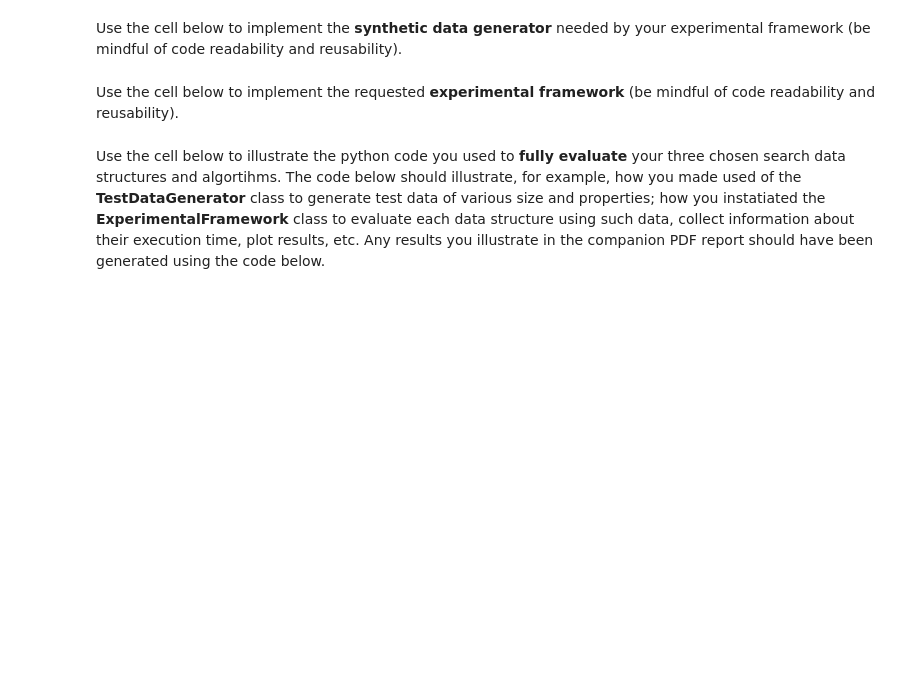
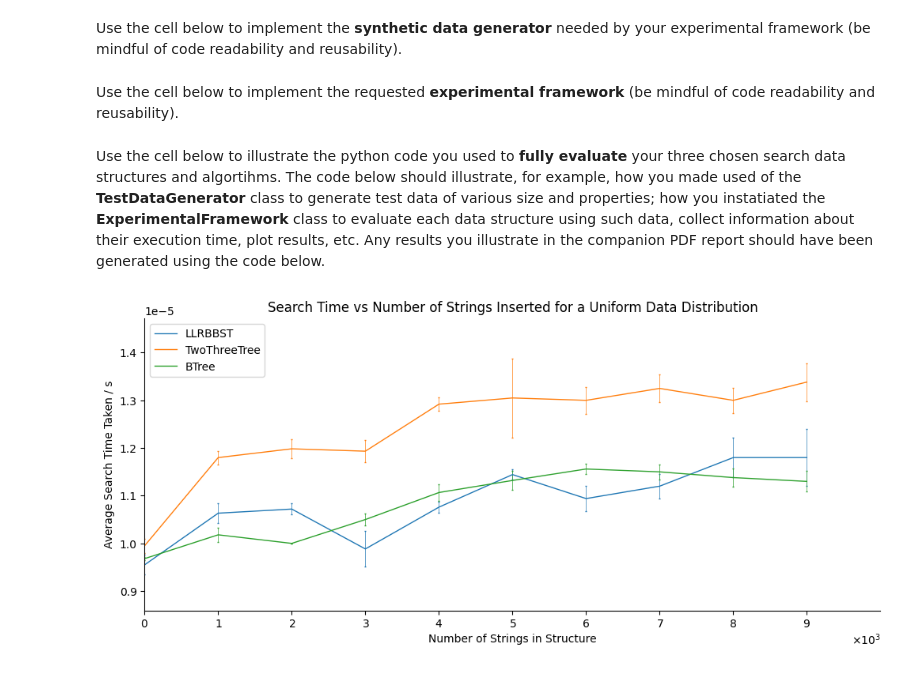
Before and after one commit to IoanThomas06/algorithms-coursework-comp0005, a Jupyter notebook: grp-014-0005code.ipynb, the cells around one changed output. Drawn from its saved outputs; the diff is of its cells as text; code cells hidden in the pictures; blank space fills up the shorter version.

```diff
--- a/grp-014-0005code.ipynb
+++ b/grp-014-0005code.ipynb
@@ -602,6 +602,8 @@ class SlopedTestDataGenerator(SortedTestDataGenerator):
             smallest, moving to the largest, and back to smallest.
             If False, generates strings in order starting with the
             sorted largest, moving to the smallest, and back to largest.
+            I.e. the data slopes upwards and then down, or downwards
+            and then up again.
 
 
     Methods:
@@ -635,6 +637,8 @@ class SlopedTestDataGenerator(SortedTestDataGenerator):
                 If False, the smallest strings are distributed evenly
                 around the yielded data stream's midpoint, and the
                 largest at the endpoints.
+                I.e. the data slopes upwards and then down, or downwards
+                and then up again.
         """
 
         super().__init__(min_length, max_length, seed, alphabet_size, ascending)
@@ -661,6 +665,6 @@ class SlopedTestDataGenerator(SortedTestDataGenerator):
 
 
 
-# class DisjointTestDataGenerator(UniformTestDataGenerator):
+class NormalTestDataGenerator(SortedTestDataGenerator):
 # %% [markdown]
 Use the cell below to implement the requested **experimental framework** (be mindful of code readability and reusability).
@@ -1051,8 +1111,6 @@ class ExperimentalFramework():
 # %% [markdown]
 Use the cell below to illustrate the python code you used to **fully evaluate** your three chosen search data structures and algortihms. The code below should illustrate, for example, how you made used of the **TestDataGenerator** class to generate test data of various size and properties; how you instatiated the **ExperimentalFramework** class to  evaluate each data structure using such data, collect information about their execution time, plot results, etc. Any results you illustrate in the companion PDF report should have been generated using the code below.
 # %%
-trees = [LLRBBST, TwoThreeTree, BTree]
-
 gen_uni = UniformTestDataGenerator(3, 9, 666, 62)
 gen_srt_asc = SortedTestDataGenerator(3, 9, 666, 62, ascending=True)
 gen_srt_desc = SortedTestDataGenerator(3, 9, 666, 62, ascending=False)
@@ -1066,9 +1124,7 @@ srch_gen_slope = UniformTestDataGenerator(3, 12, 69, 62)
 repeats = 10
 
 
-def uniform_cumulative_insertion_test():
-    num_str = 100_000
-    step = num_str // 100
+def uniform_cumulative_insertion_test(num_str, step, trees):
     num_strs = [x for x in range(1, num_str + 1, 1000)]
 
     test_results = [ExperimentalFramework.run_cumulative_insertion_experiment(
@@ -1076,11 +1132,9 @@ def uniform_cumulative_insertion_test():
 
     ExperimentalFramework.plot_experiment_results(
         test_results, trees, num_strs, test_type="Cumulative Insertion",
-        data_generation_type="Uniform", x_tick_spacing=num_str//10)
+        data_generation_type="Uniform", x_tick_spacing=step)
 
-def asc_sorted_cumulative_insertion_test():
-    num_str = 100_000
-    step = num_str // 100
+def asc_sorted_cumulative_insertion_test(num_str, step, trees):
     num_strs = [x for x in range(1, num_str + 1, 1000)]
 
     test_results = [ExperimentalFramework.run_cumulative_insertion_experiment(
@@ -1088,12 +1142,9 @@ def asc_sorted_cumulative_insertion_test():
 
     ExperimentalFramework.plot_experiment_results(
         test_results, trees, num_strs, test_type="Cumulative Insertion",
-        data_generation_type="Ascending Sorted", x_tick_spacing=num_str//10)
+        data_generation_type="Ascending Sorted", x_tick_spacing=step)
 
-def slope_asc_sorted_cumulative_insertion_test():
-    num_str = 100_000
-    step = num_str // 100
-
+def slope_asc_sorted_cumulative_insertion_test(num_str, step, trees):
     num_strs = [x for x in range(1, num_str + 1, 1000)]
 
     test_results = [ExperimentalFramework.run_cumulative_insertion_experiment(
@@ -1101,7 +1152,17 @@ def slope_asc_sorted_cumulative_insertion_test():
 
     ExperimentalFramework.plot_experiment_results(
         test_results, trees, num_strs, test_type="Cumulative Insertion",
-        data_generation_type="Sloped Ascending", x_tick_spacing=num_str//10)
+        data_generation_type="Sloped Ascending", x_tick_spacing=step)
+
+def slope_desc_sorted_cumulative_insertion_test(num_str, step, trees):
+    num_strs = [x for x in range(1, num_str + 1, 1000)]
+
+    test_results = [ExperimentalFramework.run_cumulative_insertion_experiment(
+        num_strs, repeats, gen_slope_desc, tree) for tree in trees]
+
+    ExperimentalFramework.plot_experiment_results(
+        test_results, trees, num_strs, test_type="Cumulative Insertion",
+        data_generation_type="Sloped Descending", x_tick_spacing=step)
 
 
 def uniform_insertion_test():
@@ -1138,9 +1199,7 @@ def slope_asc_sorted_insertion_test():
         data_generation_type="Sloped Ascending", x_tick_spacing=num_str//10)
 
 
-def uniform_search_test():
-    num_str = 1_000_000
-    step =  num_str // 100
+def uniform_search_test(num_str, step, trees):
     num_strs = [x for x in range(0, num_str, step)]
 
     test_results = [ExperimentalFramework.run_search_experiment(
@@ -1148,54 +1207,57 @@ def uniform_search_test():
         in trees]
 
     ExperimentalFramework.plot_experiment_results(
-        test_results, trees, num_strs, test_type="Search", x_tick_spacing=step)
+        test_results, trees, num_strs, test_type="Search",
+        data_generation_type="Uniform", x_tick_spacing=step)
 
-def asc_sorted_search_test():
-    num_str = 10_000
-    step =  num_str // 10
+def asc_sorted_search_test(num_str, step, trees):
     num_strs = [x for x in range(0, num_str, step)]
 
     test_results = [ExperimentalFramework.run_search_experiment(
         num_str, repeats, gen_srt_asc, srch_gen_uni, tree, step) for tree
         in trees]
 
     ExperimentalFramework.plot_experiment_results(
         test_results, trees, num_strs, test_type="Search",
-        data_generation_type="Uniform", x_tick_spacing=step)
+        data_generation_type="Sorted Ascending", x_tick_spacing=step)
 
-def slope_asc_sorted_search_test():
-    num_str = 10_000
-    step =  num_str // 10
+def slope_asc_sorted_search_test(num_str, step, trees):
     num_strs = [x for x in range(0, num_str, step)]
 
     test_results = [ExperimentalFramework.run_search_experiment(
         num_str, repeats, gen_slope_asc, srch_gen_uni, tree, step) for tree
         in trees]
 
     ExperimentalFramework.plot_experiment_results(
         test_results, trees, num_strs, test_type="Search",
         data_generation_type="Sloped Ascending", x_tick_spacing=step)
 
 
 
 if __name__ == "__main__":
-    # uniform_cumulative_insertion_test()
-    # asc_sorted_cumulative_insertion_test()
-    # slope_asc_sorted_cumulative_insertion_test()
+    trees = [LLRBBST, TwoThreeTree, BTree]
+    num_str = 100_000
+    step = num_str // 10
+    # uniform_cumulative_insertion_test(num_str, step, trees)
+    # asc_sorted_cumulative_insertion_test(num_str, step, trees)
+    # slope_asc_sorted_cumulative_insertion_test(num_str, step, trees)
+    # slope_desc_sorted_cumulative_insertion_test(num_str, step, trees)
+
+    # gave slope a desc a go to see if spike happens or different
 
     # uniform_insertion_test()
     # asc_sorted_insertion_test()
     # slope_asc_sorted_insertion_test()
 
     # The search generators for all of these are uniform random, using a
     # different seed to the insertion generators, which allows worst
     # case measurements to be taken most frequently and the string keys
     # aren't just at the inserted key's endpoints (all greater than or
     # smaller than).
-    uniform_search_test()
-    asc_sorted_search_test()
-    slope_asc_sorted_search_test()
-
-    # generator = UniformTestDataGenerator(20, 20, 1)
-    # for s in generator.data_generator(1_000_000):
-    #     print(s)
+    # num_str = 10_000
+    # step =  num_str // 10
+    # uniform_search_test(num_str, step, trees)
+    # asc_sorted_search_test(num_str, step, trees)
+    # slope_asc_sorted_search_test(num_str, step, trees)
+# %% [output]
+[figure, added]
```
Also changed, not shown: parts of 2 cells of this notebook.
